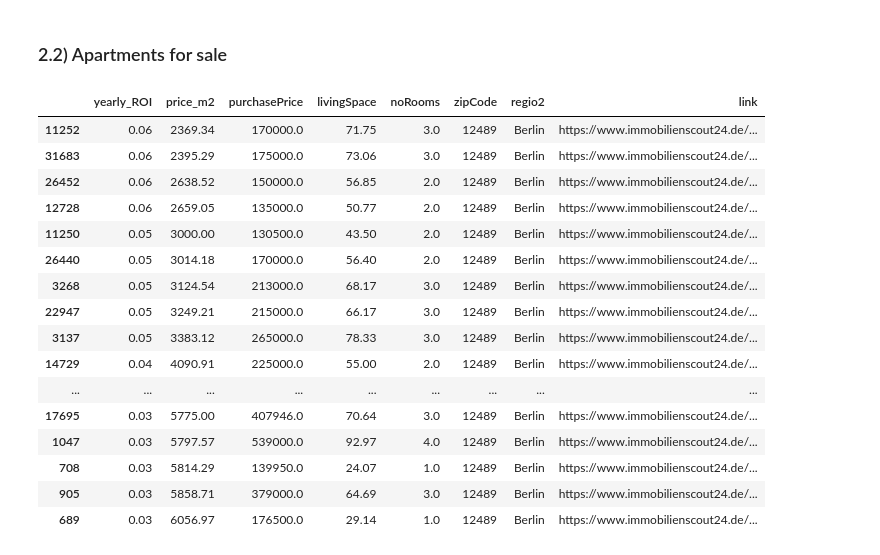
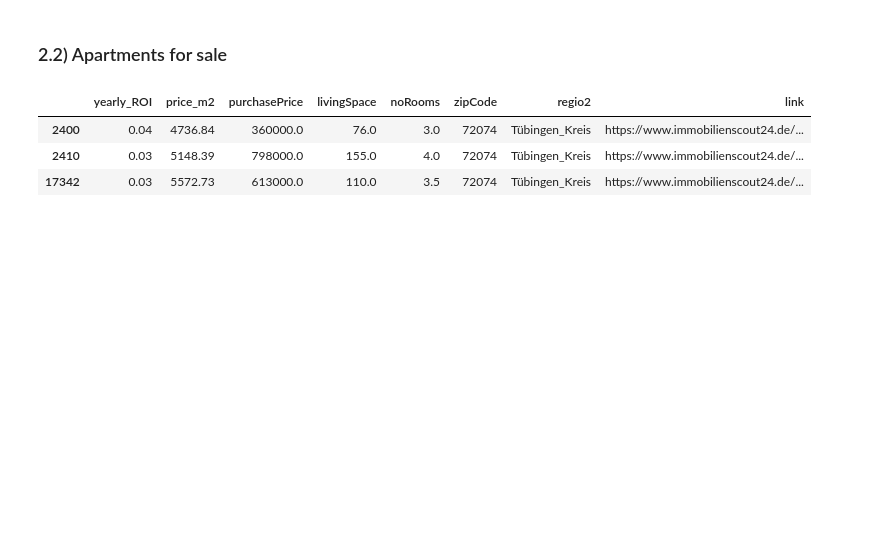
Before and after one commit to maxtue/ApartmentListings, a Jupyter notebook: data_analysis/combined.ipynb, the cells around one changed output. Cells and saved outputs as stored; diff of their text form; code cells hidden in the pictures; blank space fills up the shorter version.

```diff
--- a/data_analysis/combined.ipynb
+++ b/data_analysis/combined.ipynb
@@ -215,27 +215,14 @@ rent_select_df[rent_filt].sort_values(rent_ord).head(20)
 ### 2.2) Apartments for sale
 # %%
 sale_filt_col = "zipCode"
-sale_filt_arg = [12489]
+sale_filt_arg = [72074]
 sale_ord = "yearly_ROI"
 
 sale_filt = sale_select_df[sale_filt_col].isin(sale_filt_arg)
 sale_select_df[sale_filt].sort_values(sale_ord, ascending=False).head(50)
 # %% [output]
 |  | yearly_ROI | price_m2 | purchasePrice | livingSpace | noRooms | zipCode | regio2 | link |
-| 11252 | 0.06 | 2369.34 | 170000.0 | 71.75 | 3.0 | 12489 | Berlin | https://www.immobilienscout24.de/... |
-| 31683 | 0.06 | 2395.29 | 175000.0 | 73.06 | 3.0 | 12489 | Berlin | https://www.immobilienscout24.de/... |
-| 26452 | 0.06 | 2638.52 | 150000.0 | 56.85 | 2.0 | 12489 | Berlin | https://www.immobilienscout24.de/... |
-| 12728 | 0.06 | 2659.05 | 135000.0 | 50.77 | 2.0 | 12489 | Berlin | https://www.immobilienscout24.de/... |
-| 11250 | 0.05 | 3000.00 | 130500.0 | 43.50 | 2.0 | 12489 | Berlin | https://www.immobilienscout24.de/... |
-| 26440 | 0.05 | 3014.18 | 170000.0 | 56.40 | 2.0 | 12489 | Berlin | https://www.immobilienscout24.de/... |
-| 3268 | 0.05 | 3124.54 | 213000.0 | 68.17 | 3.0 | 12489 | Berlin | https://www.immobilienscout24.de/... |
-| 22947 | 0.05 | 3249.21 | 215000.0 | 66.17 | 3.0 | 12489 | Berlin | https://www.immobilienscout24.de/... |
-| 3137 | 0.05 | 3383.12 | 265000.0 | 78.33 | 3.0 | 12489 | Berlin | https://www.immobilienscout24.de/... |
-| 14729 | 0.04 | 4090.91 | 225000.0 | 55.00 | 2.0 | 12489 | Berlin | https://www.immobilienscout24.de/... |
-| ... | ... | ... | ... | ... | ... | ... | ... | ... |
-| 17695 | 0.03 | 5775.00 | 407946.0 | 70.64 | 3.0 | 12489 | Berlin | https://www.immobilienscout24.de/... |
-| 1047 | 0.03 | 5797.57 | 539000.0 | 92.97 | 4.0 | 12489 | Berlin | https://www.immobilienscout24.de/... |
-| 708 | 0.03 | 5814.29 | 139950.0 | 24.07 | 1.0 | 12489 | Berlin | https://www.immobilienscout24.de/... |
-| 905 | 0.03 | 5858.71 | 379000.0 | 64.69 | 3.0 | 12489 | Berlin | https://www.immobilienscout24.de/... |
-| 689 | 0.03 | 6056.97 | 176500.0 | 29.14 | 1.0 | 12489 | Berlin | https://www.immobilienscout24.de/... |
+| 2400 | 0.04 | 4736.84 | 360000.0 | 76.0 | 3.0 | 72074 | Tübingen_Kreis | https://www.immobilienscout24.de/... |
+| 2410 | 0.03 | 5148.39 | 798000.0 | 155.0 | 4.0 | 72074 | Tübingen_Kreis | https://www.immobilienscout24.de/... |
+| 17342 | 0.03 | 5572.73 | 613000.0 | 110.0 | 3.5 | 72074 | Tübingen_Kreis | https://www.immobilienscout24.de/... |
 [interactive output not drawn]
```
Also changed, not shown: parts of 3 cells of this notebook, 1 other file.
